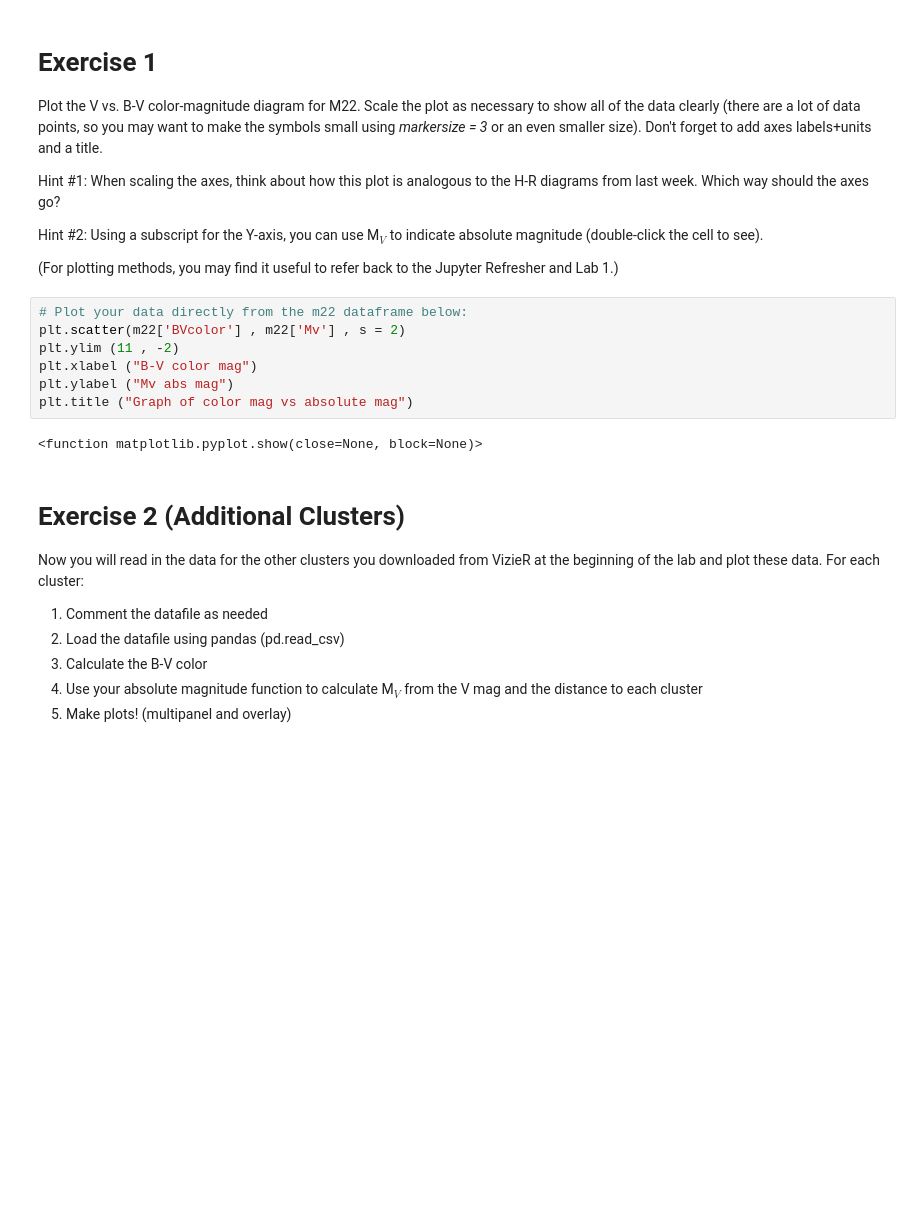
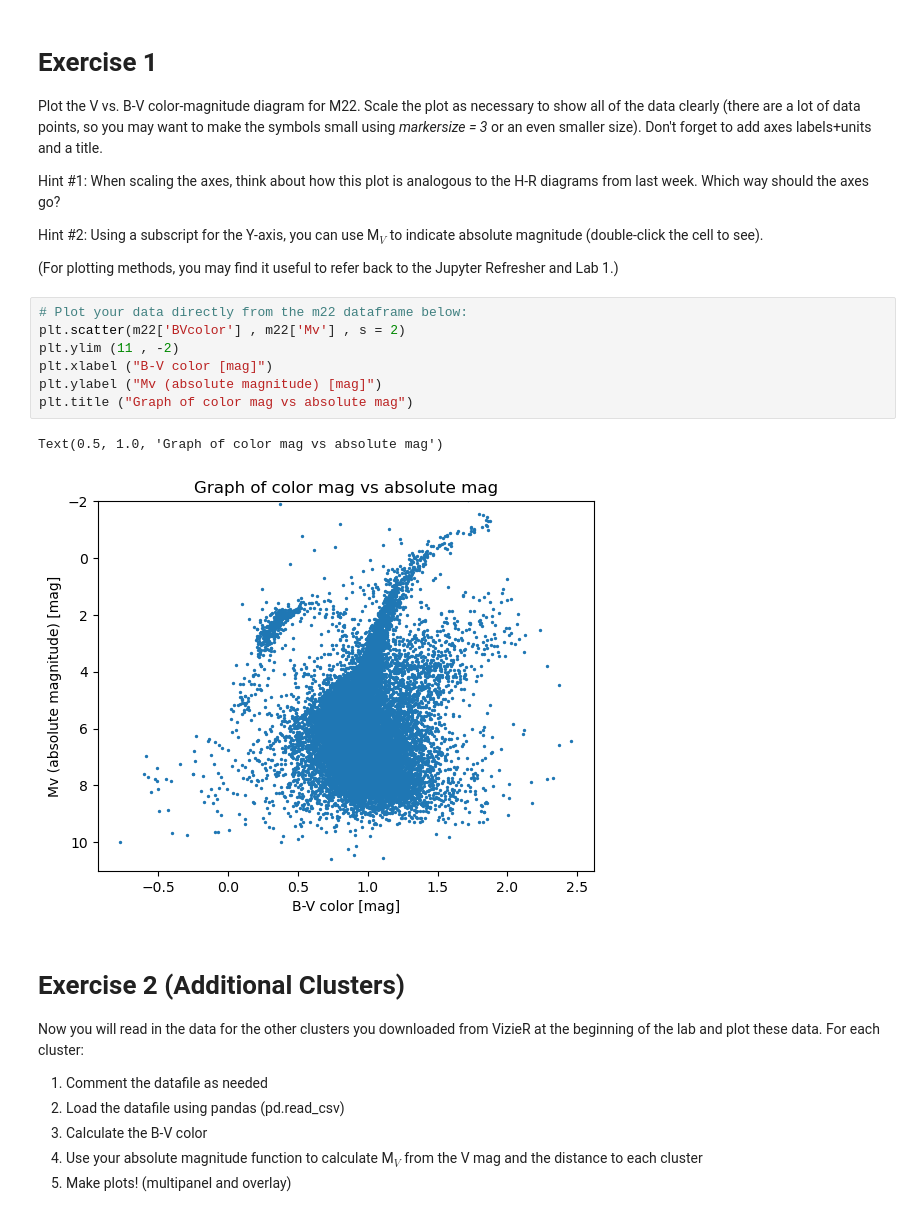
Before and after one commit to RY0no0t0/ASTR337, a Jupyter notebook: lab/lab2/Lab2.ipynb, the cells around one changed output. Cells and saved outputs as stored; diff of their text form; blank space fills up the shorter version.

Commit message:
started making plots

```diff
--- a/lab/lab2/Lab2.ipynb
+++ b/lab/lab2/Lab2.ipynb
@@ -350,12 +347,13 @@ Hint #2: Using a subscript for the Y-axis, you can use M$_{V}$ to indicate absol
 # %%
 # Plot your data directly from the m22 dataframe below:
 plt.scatter(m22['BVcolor'] , m22['Mv'] , s = 2)
 plt.ylim (11 , -2)
-plt.xlabel ("B-V color mag")
-plt.ylabel ("Mv abs mag")
+plt.xlabel ("B-V color [mag]")
+plt.ylabel ("Mv (absolute magnitude) [mag]")
 plt.title ("Graph of color mag vs absolute mag")
 # %% [output]
-<function matplotlib.pyplot.show(close=None, block=None)>
+Text(0.5, 1.0, 'Graph of color mag vs absolute mag')
+[figure, added]
 # %% [markdown]
 # Exercise 2 (Additional Clusters)
 
```
Also changed, not shown: parts of 6 cells of this notebook.
